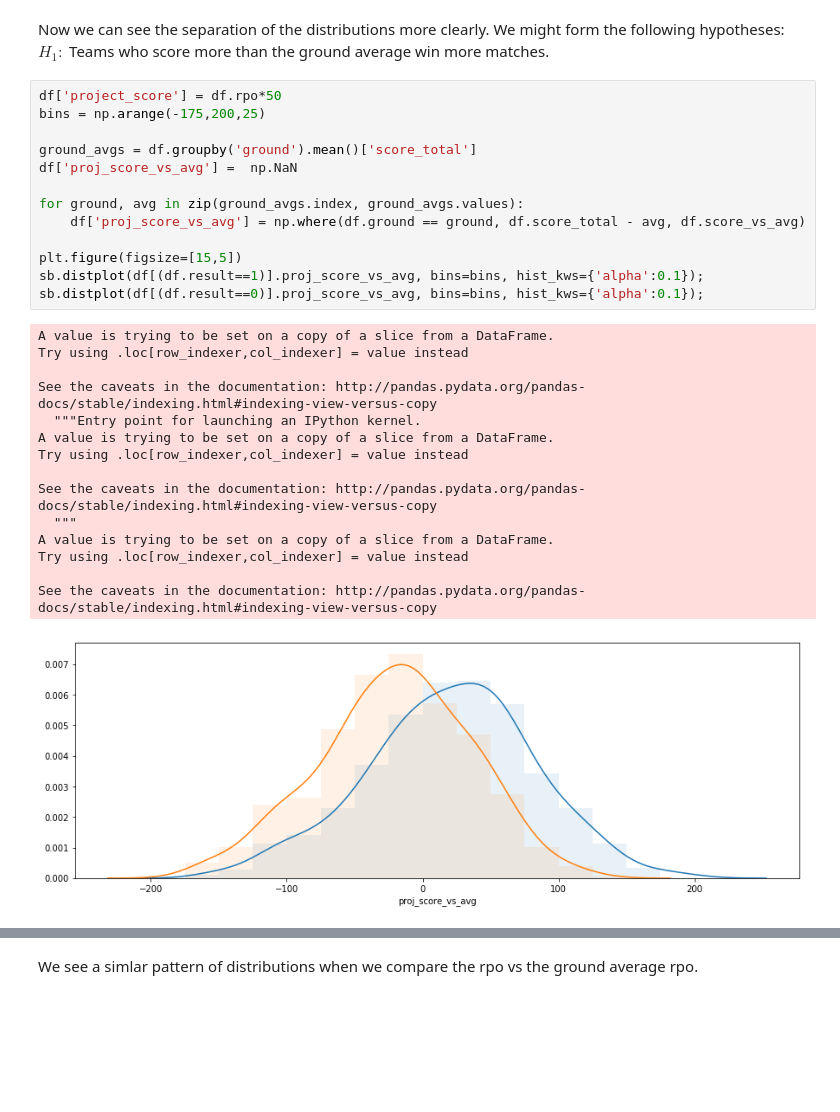
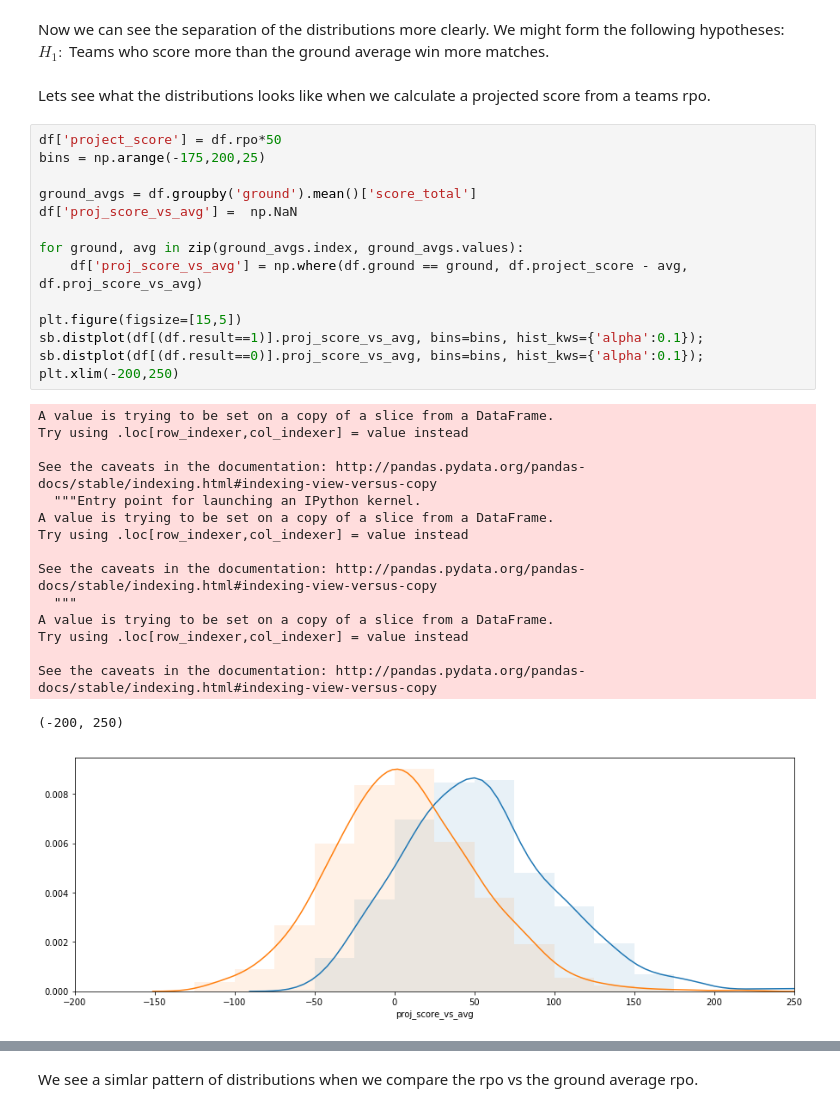
Before and after one commit to matt-fielding8/ODI_Cricket, a Jupyter notebook: notebooks/ODI_Cricket_Explore.ipynb, the cells around one changed output, grey strips where cells are left out. Saved outputs shown, nothing was run; the diff lists cells and outputs as text; blank space fills up the shorter version.

```diff
--- a/notebooks/ODI_Cricket_Explore.ipynb
+++ b/notebooks/ODI_Cricket_Explore.ipynb
@@ -1395,32 +1392,36 @@ sb.distplot(df[(df.result==0)&(df.bat=='1st')].score_vs_avg, bins=bins, hist_kws
 # %% [markdown]
 Now we can see the separation of the distributions more clearly. We might form the following hypotheses: <br>
 $H_1:$ Teams who score more than the ground average win more matches.
+# %% [markdown]
+Lets see what the distributions looks like when we calculate a projected score from a teams rpo.
 # %%
 df['project_score'] = df.rpo*50
 bins = np.arange(-175,200,25)
 
 ground_avgs = df.groupby('ground').mean()['score_total']
 df['proj_score_vs_avg'] =  np.NaN
 
 for ground, avg in zip(ground_avgs.index, ground_avgs.values):
-    df['proj_score_vs_avg'] = np.where(df.ground == ground, df.score_total - avg, df.score_vs_avg)
+    df['proj_score_vs_avg'] = np.where(df.ground == ground, df.project_score - avg, df.proj_score_vs_avg)
 
 plt.figure(figsize=[15,5])
 sb.distplot(df[(df.result==1)].proj_score_vs_avg, bins=bins, hist_kws={'alpha':0.1});
 sb.distplot(df[(df.result==0)].proj_score_vs_avg, bins=bins, hist_kws={'alpha':0.1});
+plt.xlim(-200,250)
 # %% [output]
 A value is trying to be set on a copy of a slice from a DataFrame.
 Try using .loc[row_indexer,col_indexer] = value instead
 
 See the caveats in the documentation: http://pandas.pydata.org/pandas-docs/stable/indexing.html#indexing-view-versus-copy
   """Entry point for launching an IPython kernel.
 A value is trying to be set on a copy of a slice from a DataFrame.
 Try using .loc[row_indexer,col_indexer] = value instead
 
 See the caveats in the documentation: http://pandas.pydata.org/pandas-docs/stable/indexing.html#indexing-view-versus-copy
   """
 A value is trying to be set on a copy of a slice from a DataFrame.
 Try using .loc[row_indexer,col_indexer] = value instead
 
 See the caveats in the documentation: http://pandas.pydata.org/pandas-docs/stable/indexing.html#indexing-view-versus-copy
+(-200, 250)
-[figure, old version]
+[figure, new version]
```
Also changed, not shown: parts of 17 cells of this notebook, 1 other file.
